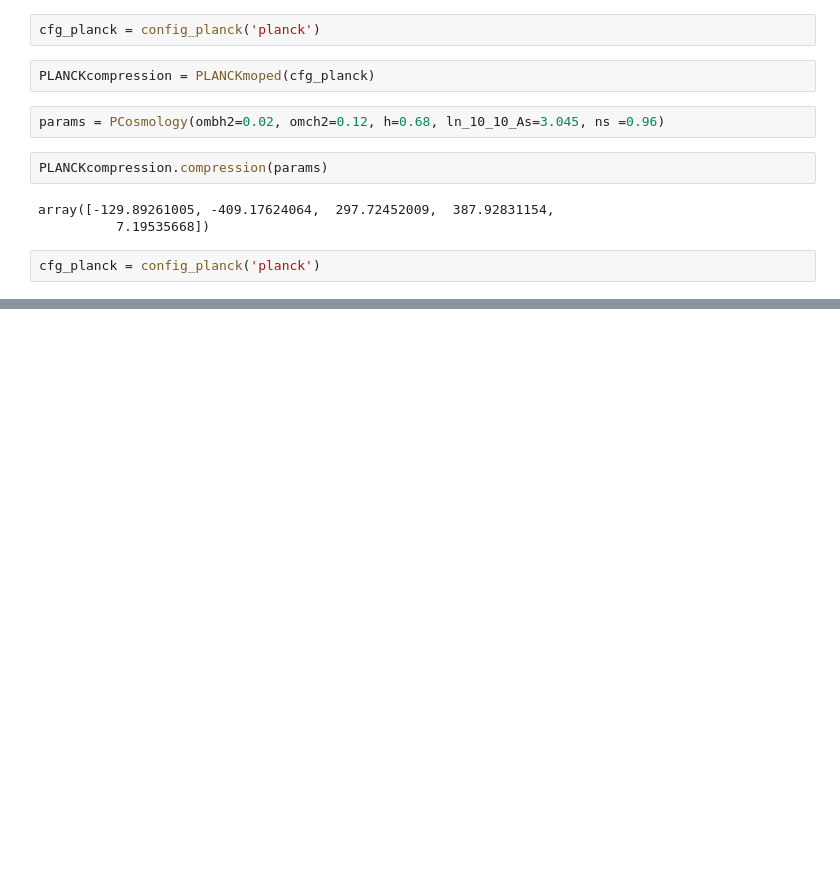
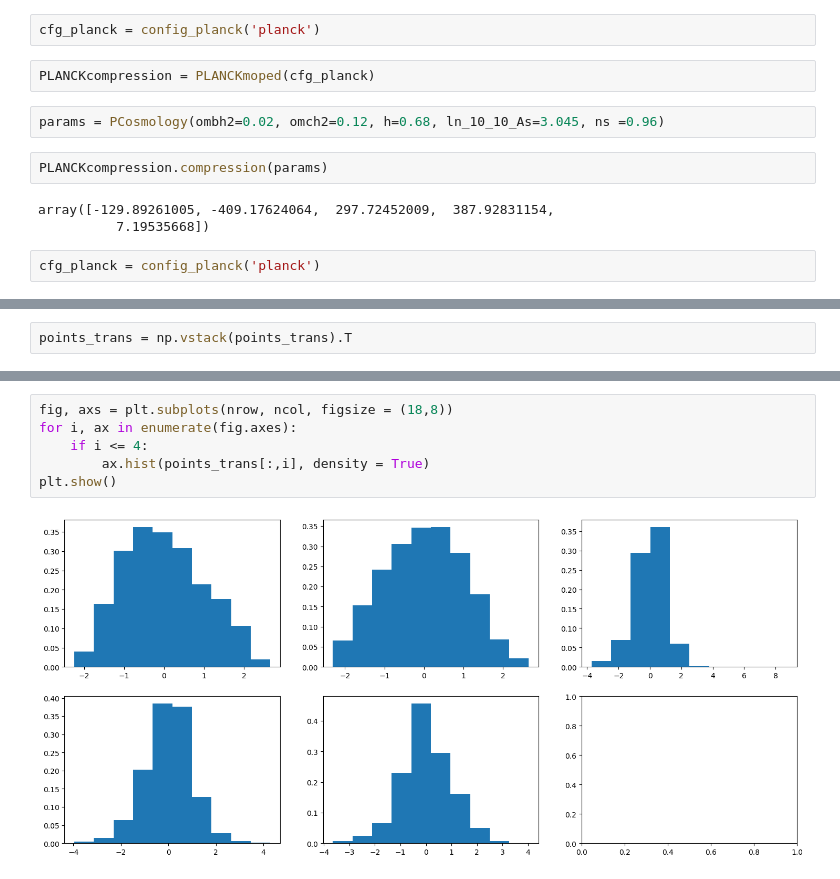
Before and after one commit to Harry45/emuplanck, a Jupyter notebook: playground.ipynb, the cells around one changed output, grey strips where cells are left out. Cells and saved outputs as stored; diff of their text form; blank space fills up the shorter version.

```diff
--- a/playground.ipynb
+++ b/playground.ipynb
@@ -1307,0 +1333,2 @@ cfg_planck = config_planck('planck')
+# %%
+points_trans = np.vstack(points_trans).T
@@ -1307,0 +1345,8 @@ cfg_planck = config_planck('planck')
+# %%
+fig, axs = plt.subplots(nrow, ncol, figsize = (18,8))
+for i, ax in enumerate(fig.axes):
+    if i <= 4:
+        ax.hist(points_trans[:,i], density = True)
+plt.show()
+# %% [output]
+[figure, added]
```
Also changed, not shown: parts of 6 cells of this notebook, 1 other file.
